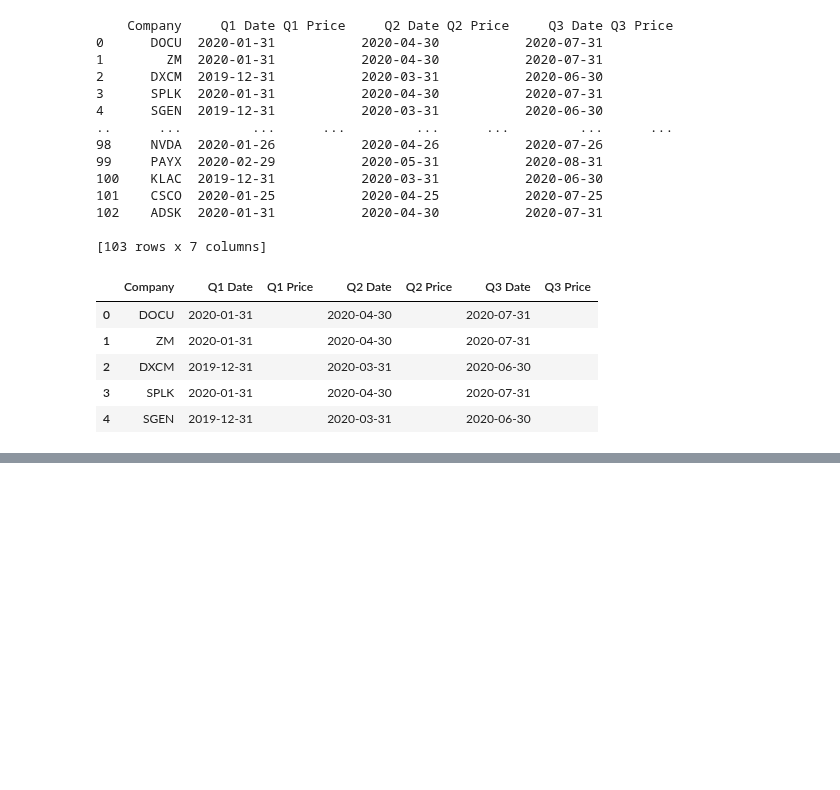
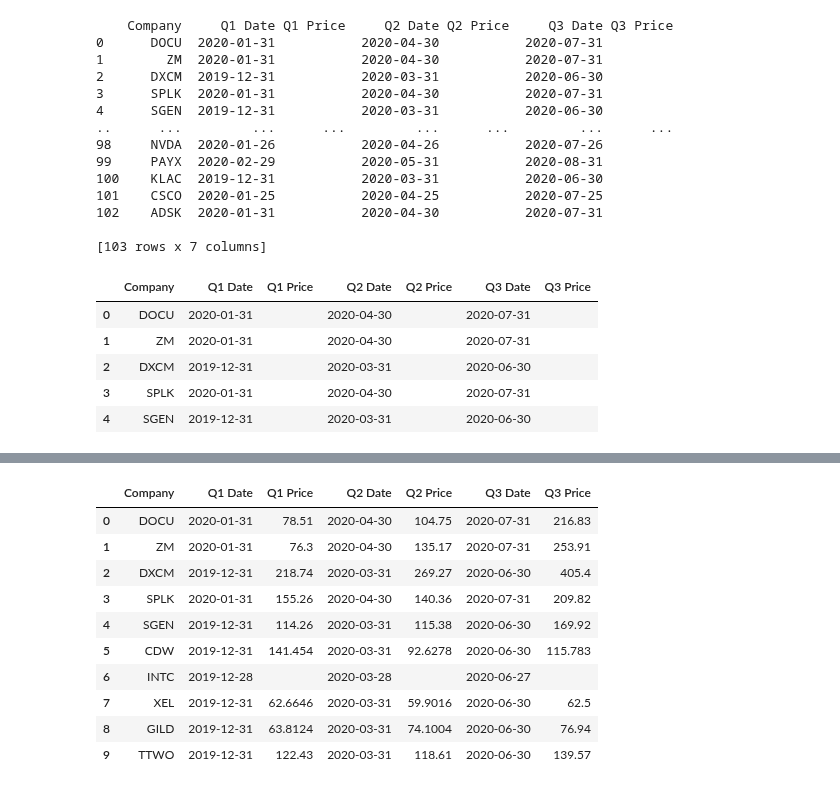
Before and after one commit to m1nsun9/Tech_Bubble_Analysis, a Jupyter notebook: NASDAQ_HD/nasday_hd.ipynb, the cells around one changed output, grey strips where cells are left out. Saved outputs shown, nothing was run; the diff lists cells and outputs as text; code cells hidden in the pictures; blank space fills up the shorter version.

```diff
--- a/NASDAQ_HD/nasday_hd.ipynb
+++ b/NASDAQ_HD/nasday_hd.ipynb
@@ -136,0 +108,43 @@ KeyError: 0
+# %%
+base_url = "https://financialmodelingprep.com/api/v3/historical-price-full/"
+for index, row in nasdaq_df.iterrows():
+
+    companysymbol = row["Company"]
+
+    # Quarter 1 Price Response
+    q1_date = row["Q1 Date"]
+    q1_price_url = f'{base_url}{companysymbol}?from={q1_date}&to={q1_date}&apikey={api_key}'
+    response = requests.get(q1_price_url).json()
+
+
+    try:
+        nasdaq_df.loc[index, "Q1 Price"] = response['historical'][0]['close']
+
+    except (IndexError, KeyError):
+        print(f"N/A")
+
+
+    #Quarter 2 Price Response2
+    q2_date = row["Q2 Date"]
+    q2_price_url = f'{base_url}{companysymbol}?from={q2_date}&to={q2_date}&apikey={api_key}'
+    response2 = requests.get(q2_price_url).json()
+
+
+    try:
+        nasdaq_df.loc[index, "Q2 Price"] = response2['historical'][0]['close']
+
+    except (IndexError, KeyError):
+            print(f"N/A")
+
+
+    #Quarter 3 Price Response3
+    q3_date = row["Q3 Date"]
+    q3_price_url = f'{base_url}{companysymbol}?from={q3_date}&to={q3_date}&apikey={api_key}'
+    response3 = requests.get(q3_price_url).json()
+
+
+    try:
+        nasdaq_df.loc[index, "Q3 Price"] = response3['historical'][0]['close']
+
+    except (IndexError, KeyError):
+        print(f"N/A")
@@ -136,0 +169,14 @@ KeyError: 0
+# %%
+nasdaq_df.head(10)
+# %% [output]
+|  | Company | Q1 Date | Q1 Price | Q2 Date | Q2 Price | Q3 Date | Q3 Price |
+| 0 | DOCU | 2020-01-31 | 78.51 | 2020-04-30 | 104.75 | 2020-07-31 | 216.83 |
+| 1 | ZM | 2020-01-31 | 76.3 | 2020-04-30 | 135.17 | 2020-07-31 | 253.91 |
+| 2 | DXCM | 2019-12-31 | 218.74 | 2020-03-31 | 269.27 | 2020-06-30 | 405.4 |
+| 3 | SPLK | 2020-01-31 | 155.26 | 2020-04-30 | 140.36 | 2020-07-31 | 209.82 |
+| 4 | SGEN | 2019-12-31 | 114.26 | 2020-03-31 | 115.38 | 2020-06-30 | 169.92 |
+| 5 | CDW | 2019-12-31 | 141.454 | 2020-03-31 | 92.6278 | 2020-06-30 | 115.783 |
+| 6 | INTC | 2019-12-28 |  | 2020-03-28 |  | 2020-06-27 |  |
+| 7 | XEL | 2019-12-31 | 62.6646 | 2020-03-31 | 59.9016 | 2020-06-30 | 62.5 |
+| 8 | GILD | 2019-12-31 | 63.8124 | 2020-03-31 | 74.1004 | 2020-06-30 | 76.94 |
+| 9 | TTWO | 2019-12-31 | 122.43 | 2020-03-31 | 118.61 | 2020-06-30 | 139.57 |
```
Also changed, not shown: parts of 3 cells of this notebook.
